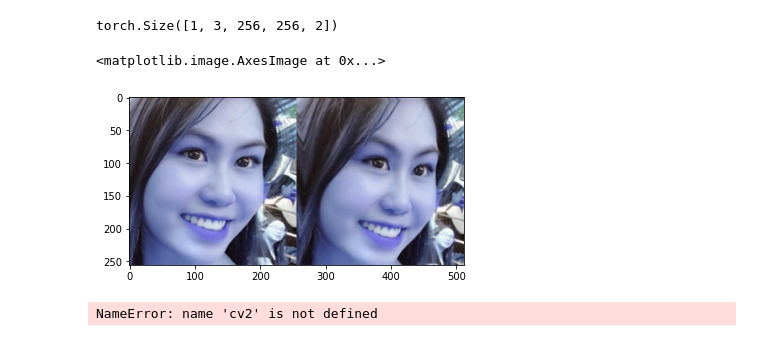
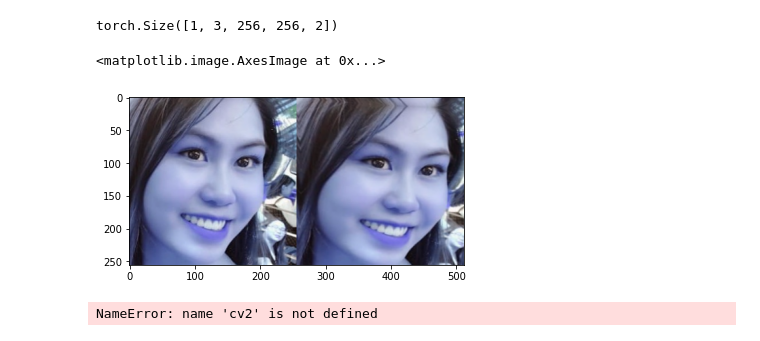
Before and after one commit to vuthede/first-order-model-implementation, a Jupyter notebook: notebooks/playaround_thin_plate_spline.ipynb, the cells around one changed output. Cells and saved outputs as stored; diff of their text form; code cells hidden in the pictures.

```diff
--- a/notebooks/playaround_thin_plate_spline.ipynb
+++ b/notebooks/playaround_thin_plate_spline.ipynb
@@ -137,35 +137,35 @@ def create_sparse_thin_plate_spline_motion(source_image, kp_driving, kp_src):
     kp_2 = torch.cat([fix_kp2, kp_2], dim=2) #bsx1x(4+K)x2
 
     # Thin plate spline motion
     # Drivinng should have shape Bxnum_setxKx2, where in our cases num_set=1
     # Beside that, we should append some edge anchors to prevent the image is distorted alot
     transform = TPS(mode='kp', bs=bs,sigma_affine=0.05, sigma_tps=0.005, kp_1=kp_1, kp_2=kp_2, points_tps=None)
     driving_to_source = transform.transform_frame(src) #bsx1xhxwx2
 
     K = kp_driving['value'].shape[-2]
     driving_to_source = driving_to_source.repeat(bs, K, 1, 1, 1) #bsx1x4x2
 
     sparse_motions = torch.cat([identity_grid, driving_to_source], dim=1)
     return sparse_motions
 
 kp_src = {"value": torch.FloatTensor([[[-0.2136181,-0.31389177],[0.373667,-0.22871798]]])}
-kp_driving = {"value": torch.FloatTensor([[[-0.2136181+0.2,-0.31389177+0.1],[0.373667+0.1,-0.22871798+0.1]]])}
+kp_driving = {"value": torch.FloatTensor([[[-0.2136181+0.2,-0.31389177+0.1],[0.373667+0.2,-0.22871798+0.1]]])}
 src = cv2.imread("../trinh.png")
 src_origin = src.copy()
 src = cv2.resize(src, (256, 256)) #BxCxDxH,W
 src  = np.transpose(src, (2,0,1)) # 3x256x256
 src = torch.FloatTensor([src])
 sparse_motions = create_sparse_thin_plate_spline_motion(src, kp_driving, kp_src)
 print(sparse_motions.shape)
 new_img = F.grid_sample(src, sparse_motions[:,1,:,:,:], padding_mode="reflection")
 new_img = new_img[0].permute(1,2,0).detach().cpu().numpy()
 new_img = new_img.astype(np.uint8)
 cat_img = np.hstack((src_origin, new_img))
 plt.imshow(cat_img)
 # %% [output]
 torch.Size([1, 3, 256, 256, 2])
 <matplotlib.image.AxesImage at 0x...>
-[figure, old version]
+[figure, new version]
 # %%
 # %% [output]
 NameError: name 'cv2' is not defined
```
Also changed, not shown: 7 other files.
